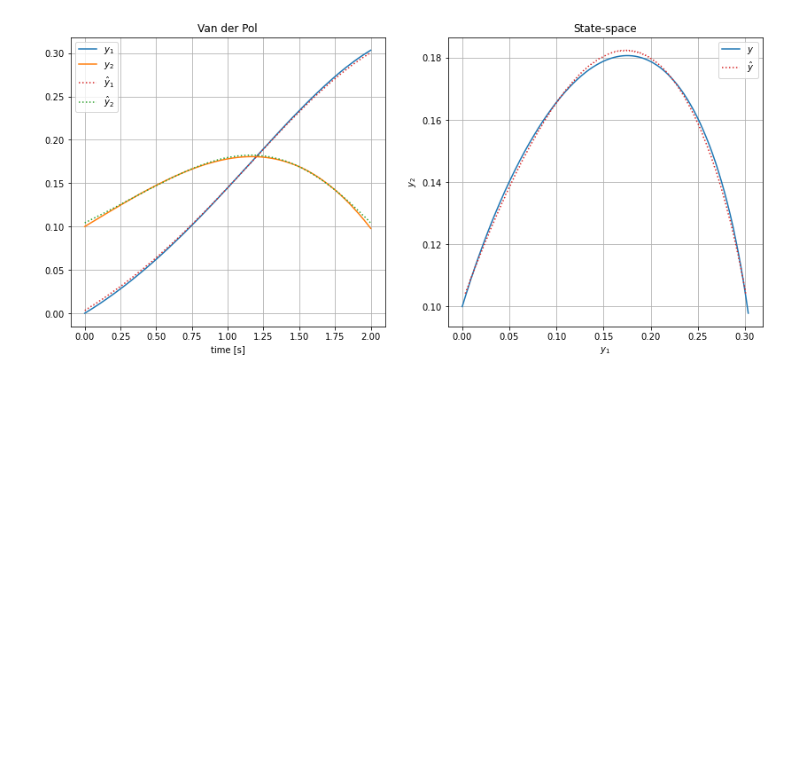
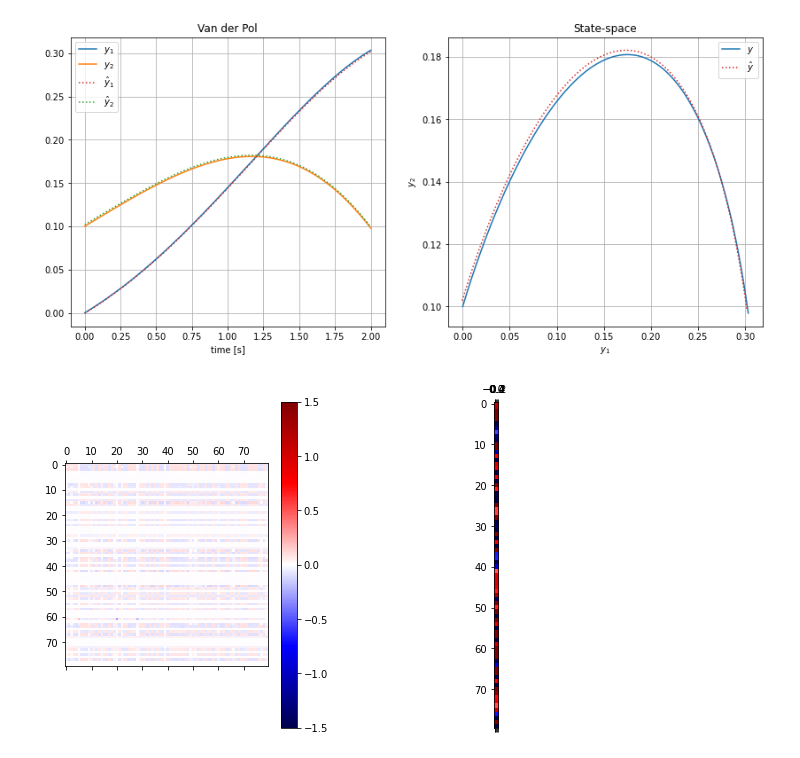
Before and after one commit to brunompacheco/pideq, a Jupyter notebook: notebooks/2.2-bmp-PIDEQ-performance-visualization.ipynb, the cells around one changed output. Saved outputs shown, nothing was run; the diff lists cells and outputs as text; code cells hidden in the pictures; blank space fills up the shorter version.

Commit message:
view pideq matrices

```diff
--- a/notebooks/2.2-bmp-PIDEQ-performance-visualization.ipynb
+++ b/notebooks/2.2-bmp-PIDEQ-performance-visualization.ipynb
@@ -19,6 +19,6 @@ device(type='cuda', index=0)
 # %%
 T = 2
 
-net = load_from_wandb(PIDEQ(T, n_out=1, n_states=80), '39l8vu66', model_fname='model_best').to(device)
-net.eval()
+net = load_from_wandb(PIDEQ(T, n_out=2, n_states=80), '3lras0qi', model_fname='model_last').to(device)
+net.eval
 # %% [output]
@@ -85,3 +85,19 @@ axs[1].grid()
 plt.show()
 # %% [output]
 [figure]
+# %%
+B = net.B.weight.detach().cpu().numpy()
+A = net.A.weight.detach().cpu().numpy()
+
+fig, axs = plt.subplots(1,2)
+
+fig.set_size_inches(10,6)
+
+p = axs[0].matshow(B, cmap='seismic', vmin=-1.5, vmax=1.5)
+fig.colorbar(p, ax=axs[0])
+
+axs[1].matshow(A, cmap='seismic', vmin=-1.5, vmax=1.5)
+
+fig.show()
+# %% [output]
+[figure, added]
```
Also changed, not shown: parts of 3 cells of this notebook.
